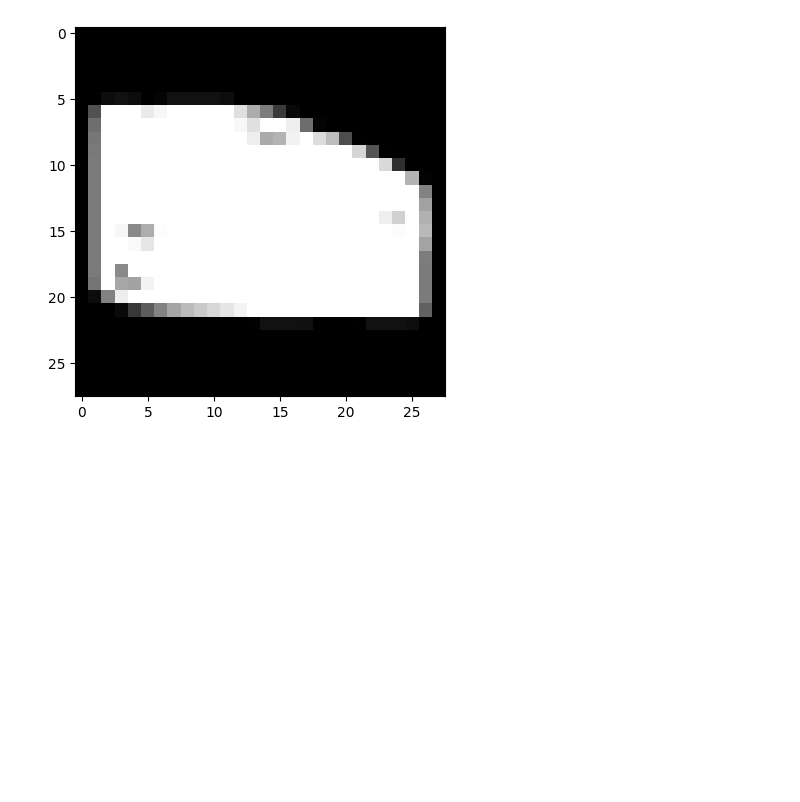
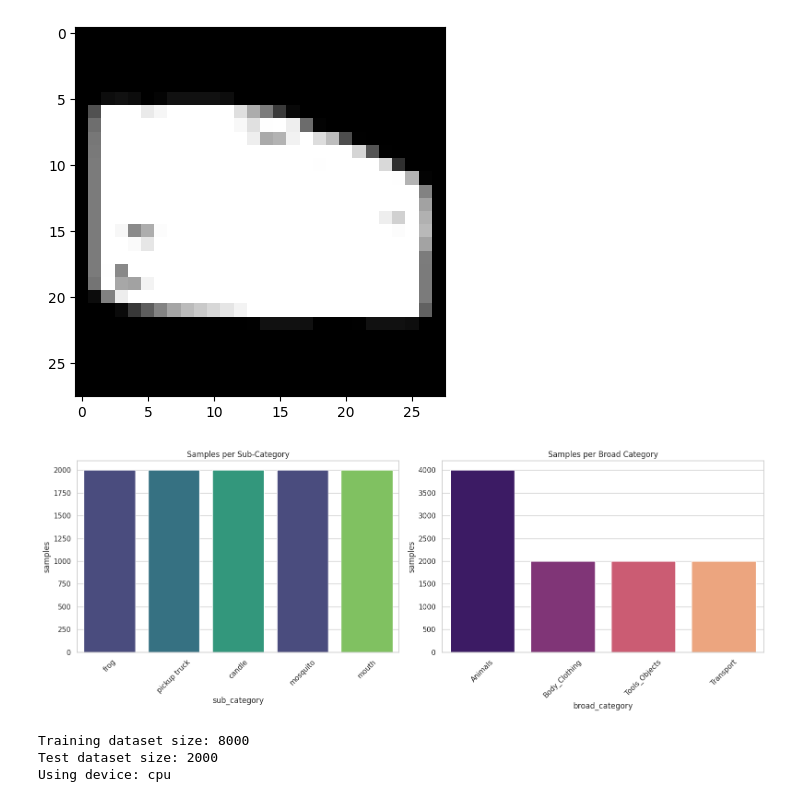
Before and after one commit to pavelihno/cognition-computation-project, a Jupyter notebook: project.ipynb, the cells around one changed output. Drawn from its saved outputs; the diff is of its cells as text; code cells hidden in the pictures; blank space fills up the shorter version.

Commit message:
dataloader creation

```diff
--- a/project.ipynb
+++ b/project.ipynb
@@ -187,6 +195,37 @@ def show_img(
     img = img.cpu()
     plt.imshow(img, cmap='gray')
     plt.show()
+
+
+def show_class_distribution(labels, categories):
+    counts = pd.Series(labels.numpy()).value_counts().sort_index()
+
+    df_meta = pd.DataFrame(
+        categories, columns=['sub_category', 'broad_category']
+    )
+    df_meta['samples'] = counts.values
+
+    sns.set_theme(style='whitegrid')
+    fig, axes = plt.subplots(1, 2, figsize=(16, 6))
+
+    sns.barplot(
+        data=df_meta,
+        x='sub_category', y='samples', hue='broad_category',
+        palette='viridis', dodge=False, legend=False, ax=axes[0]
+    )
+    axes[0].set_title('Samples per Sub-Category')
+    axes[0].tick_params(axis='x', rotation=45)
+
+    sns.barplot(
+        data=df_meta.groupby('broad_category')['samples'].sum().reset_index(),
+        x='broad_category', y='samples', hue='broad_category',
+        palette='magma', legend=False, ax=axes[1]
+    )
+    axes[1].set_title('Samples per Broad Category')
+    axes[1].tick_params(axis='x', rotation=45)
+
+    plt.tight_layout()
+    plt.show()
 # %%
 img_idx = 1501
 img = sketch_data[img_idx]
@@ -202,3 +241,45 @@ show_img(
 Sub-category: frog
 Broad category: Animals
 [figure]
+# %%
+show_class_distribution(sketch_labels, sketch_categories)
+# %% [output]
+[figure, added]
+# %%
+# Create train and test dataloaders
+train_size = int(0.8 * len(sketch_data))
+test_size = len(sketch_data) - train_size
+
+train_data, test_data = torch.utils.data.random_split(
+    sketch_data, [train_size, test_size],
+    generator=torch.Generator().manual_seed(RANDOM_SEED)
+)
+
+train_labels, test_labels = torch.utils.data.random_split(
+    sketch_labels, [train_size, test_size],
+    generator=torch.Generator().manual_seed(RANDOM_SEED)
+)
+
+train_dataset = TensorDataset(
+    train_data.dataset[train_data.indices],
+    train_labels.dataset[train_labels.indices]
+)
+test_dataset = TensorDataset(
+    test_data.dataset[test_data.indices],
+    test_labels.dataset[test_labels.indices]
+)
+
+train_loader = DataLoader(train_dataset, batch_size=BATCH_SIZE, shuffle=True)
+test_loader = DataLoader(test_dataset, batch_size=BATCH_SIZE, shuffle=False)
+
+print(f'Training dataset size: {len(train_dataset)}')
+print(f'Test dataset size: {len(test_dataset)}')
+
+device_name = 'cuda' if torch.cuda.is_available() else 'cpu'
+device = torch.device(device_name)
+
+print(f'Using device: {device_name}')
+# %% [output]
+Training dataset size: 8000
+Test dataset size: 2000
+Using device: cpu
```
Also changed, not shown: parts of 5 cells of this notebook.
